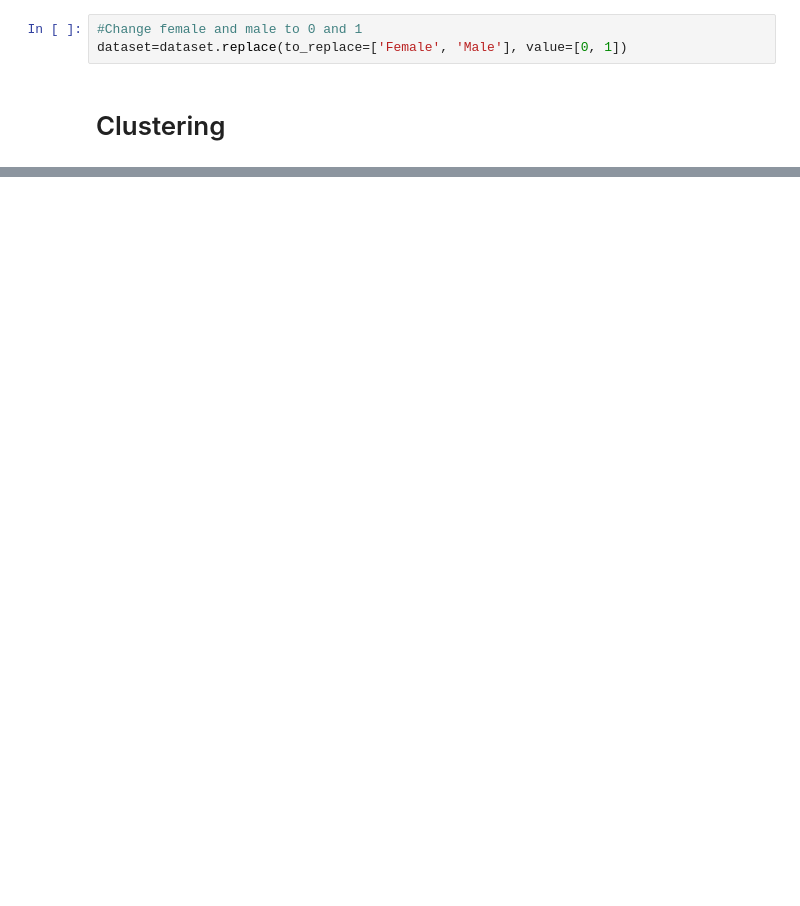
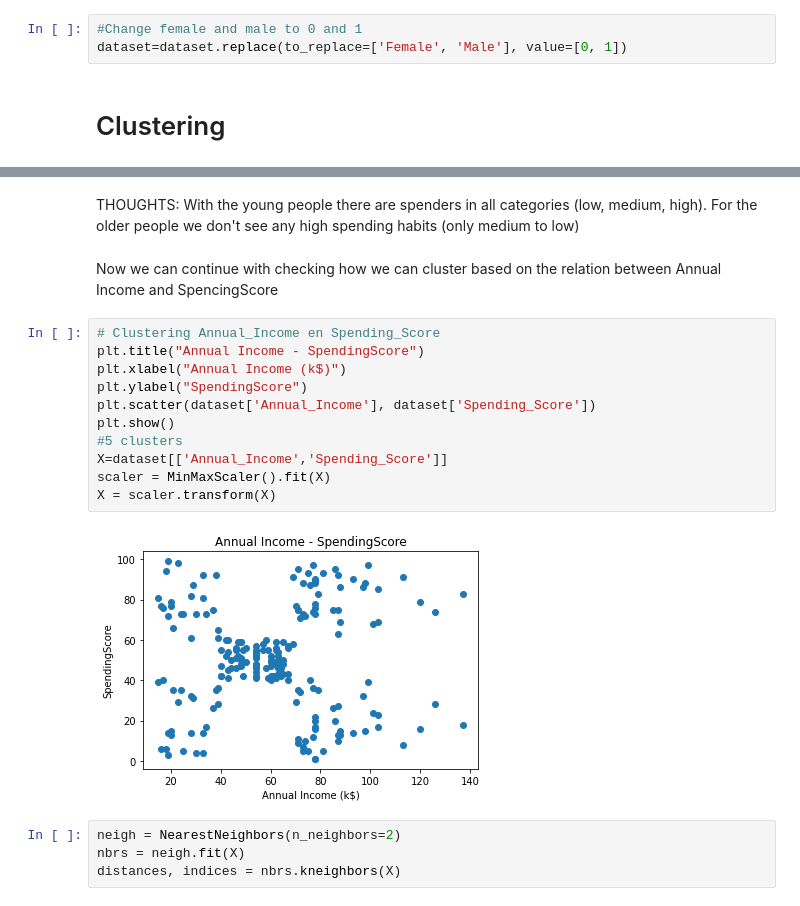
Before and after one commit to HantsonAlec/Portfolio, a Jupyter notebook: Unsupervised_Learning/Unsupervised_Learning_Clustering.ipynb, the cells around one changed output, grey strips where cells are left out. Saved outputs shown, nothing was run; the diff lists cells and outputs as text; blank space fills up the shorter version.

```diff
--- a/Unsupervised_Learning/Unsupervised_Learning_Clustering.ipynb
+++ b/Unsupervised_Learning/Unsupervised_Learning_Clustering.ipynb
@@ -756,0 +150,21 @@ Een veel gebruikte techniek is Non-Maximum Suppression: https://www.pyimagesearc
+# %% [markdown]
+THOUGHTS: With the young people there are spenders in all categories (low, medium, high). For the older people we don't see any high spending habits (only medium to low)
+# %% [markdown]
+Now we can continue with checking how we can cluster based on the relation between Annual Income and SpencingScore
+# %%
+# Clustering Annual_Income en Spending_Score
+plt.title("Annual Income - SpendingScore")
+plt.xlabel("Annual Income (k$)")
+plt.ylabel("SpendingScore")
+plt.scatter(dataset['Annual_Income'], dataset['Spending_Score'])
+plt.show()
+#5 clusters
+X=dataset[['Annual_Income','Spending_Score']]
+scaler = MinMaxScaler().fit(X)
+X = scaler.transform(X)
+# %% [output]
+[figure, added]
+# %%
+neigh = NearestNeighbors(n_neighbors=2)
+nbrs = neigh.fit(X)
+distances, indices = nbrs.kneighbors(X)
```
Also changed, not shown: parts of 60 cells of this notebook.
